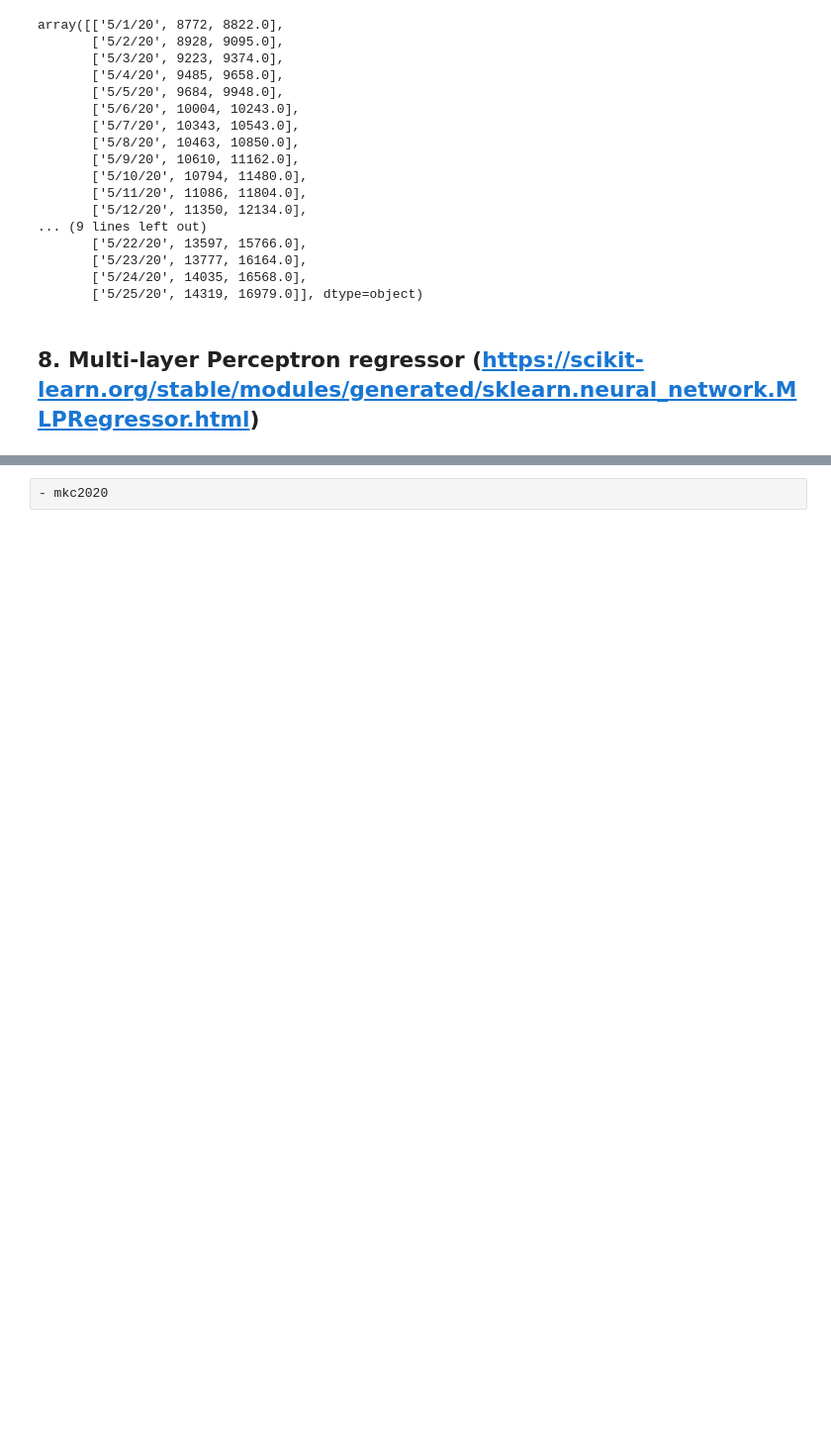
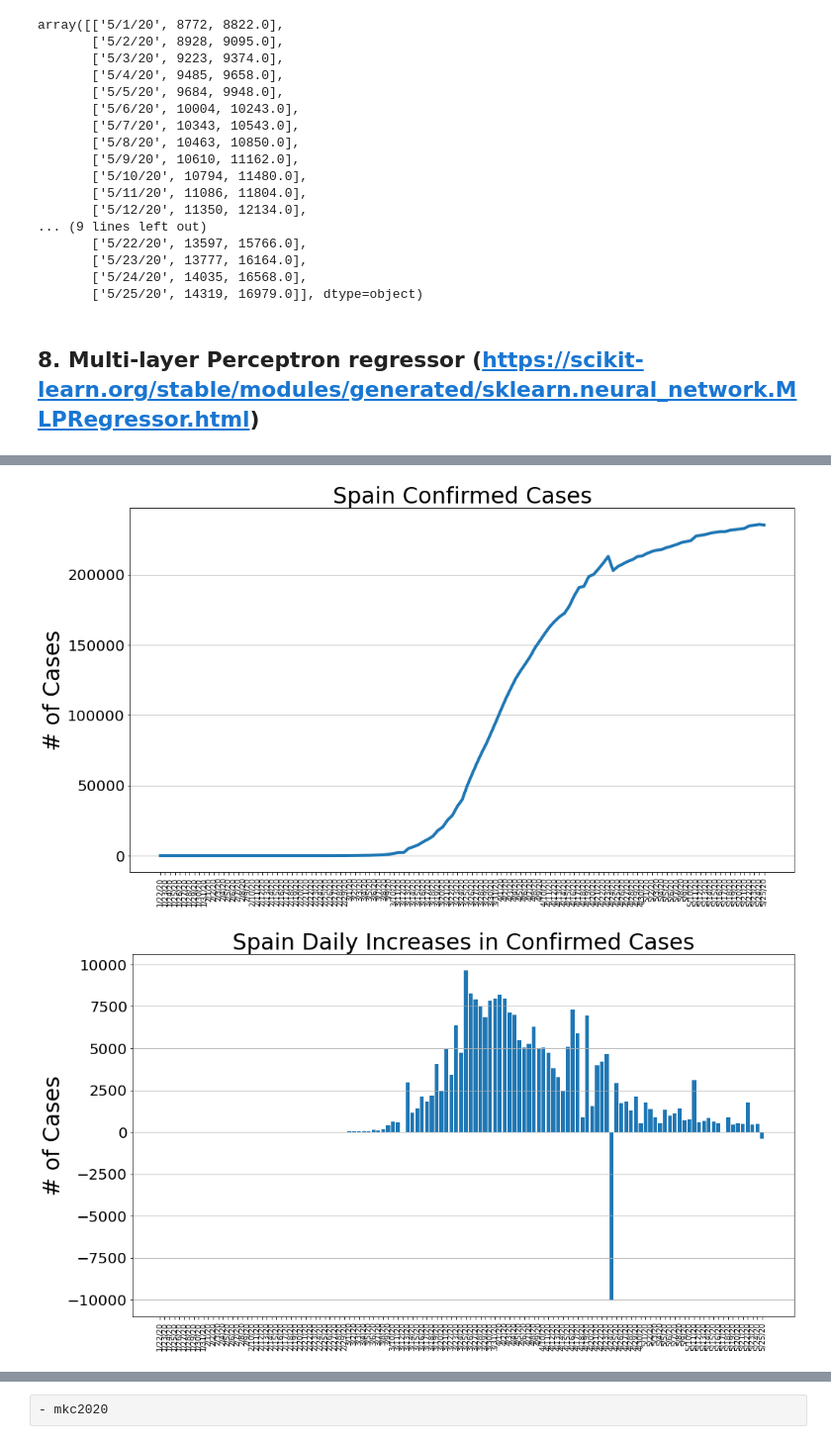
Before and after one commit to melvincabatuan/COVID_Notebooks, a Jupyter notebook: COVID19-Simple-Forecast.ipynb, the cells around one changed output, grey strips where cells are left out. Shown at 99% size. Drawn from its saved outputs; the diff is of its cells as text; code cells hidden in the pictures; blank space fills up the shorter version.

```diff
--- a/COVID19-Simple-Forecast.ipynb
+++ b/COVID19-Simple-Forecast.ipynb
@@ -497,0 +524,7 @@ array([['5/1/20', 8772, 8780.0],
+# %%
+country = 'Spain'
+spain_cases, spain_deaths, spain_recoveries, daily_increase, daily_death,daily_recovery = get_data(country)
+country_plot(dates, spain_cases, daily_increase, daily_death, daily_recovery, country)
+# %% [output]
+[figure, added]
+[figure, added]
```
Also changed, not shown: parts of 8 cells of this notebook.
